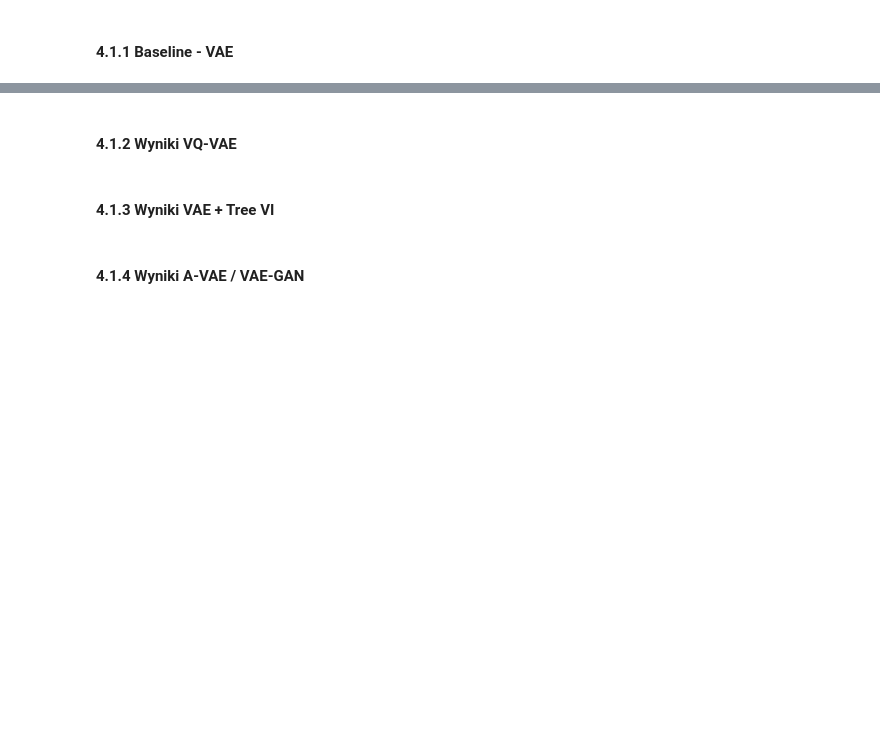
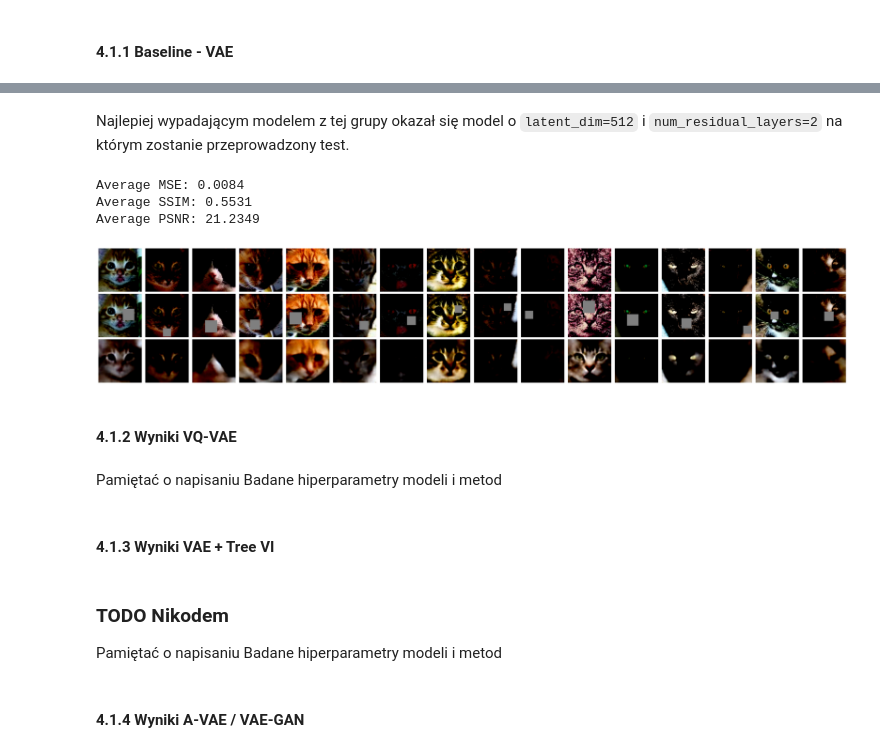
Before and after one commit to TytanMikJas/Inpainting, a Jupyter notebook: research_raport.ipynb, the cells around one changed output, grey strips where cells are left out. Drawn from its saved outputs; the diff is of its cells as text; code cells hidden in the pictures; blank space fills up the shorter version.

Commit message:
research notebook progress + fixed MaskDataset to give the same masks on every call

```diff
--- a/research_raport.ipynb
+++ b/research_raport.ipynb
@@ -42,0 +188,7 @@
+# %%
+from src.scripts.utils import get_test_loader, show_images, evaluate_model
+import torch
+from src.models.vae.VAE import VAE
+
+device = torch.device("cuda" if torch.cuda.is_available() else "cpu")
+test_dataloader = get_test_loader()
@@ -47,6 +249,42 @@
+# %% [markdown]
+Najlepiej wypadającym modelem z tej grupy okazał się model o `latent_dim=512` i `num_residual_layers=2` na którym zostanie przeprowadzony test.
+# %%
+model = VAE(
+    input_dim=3,
+    hidden_dim=128,
+    residual_hiddens=64,
+    num_residual_layers=2,
+    latent_dim=512,
+)
+
+model.load_state_dict(
+    torch.load("models/reconstruction/vae/vae_layers2_latent512.pt", map_location=device)
+)
+
+evaluate_model(model, test_dataloader, device)
+# %% [output]
+Average MSE: 0.0084
+Average SSIM: 0.5531
+Average PSNR: 21.2349
+# %%
+mask_img, clean_img = next(iter(test_dataloader))
+mask_imgs = mask_img.to(device)
+original_imgs = clean_img.to(device)
+
+with torch.no_grad():
+    reconstructed = model(mask_imgs)
+
+show_images(original_imgs, mask_imgs, reconstructed["recon"], n=16)
+# %% [output]
+[figure, added]
 # %% [markdown]
 #### 4.1.2 Wyniki VQ-VAE
+# %% [markdown]
+Pamiętać o napisaniu Badane hiperparametry modeli i metod
 # %% [markdown]
 #### 4.1.3 Wyniki VAE + Tree VI
+# %% [markdown]
+### TODO Nikodem
+Pamiętać o napisaniu Badane hiperparametry modeli i metod
 # %% [markdown]
 #### 4.1.4 Wyniki A-VAE / VAE-GAN
```
Also changed, not shown: parts of 32 cells of this notebook, 7 other files.
